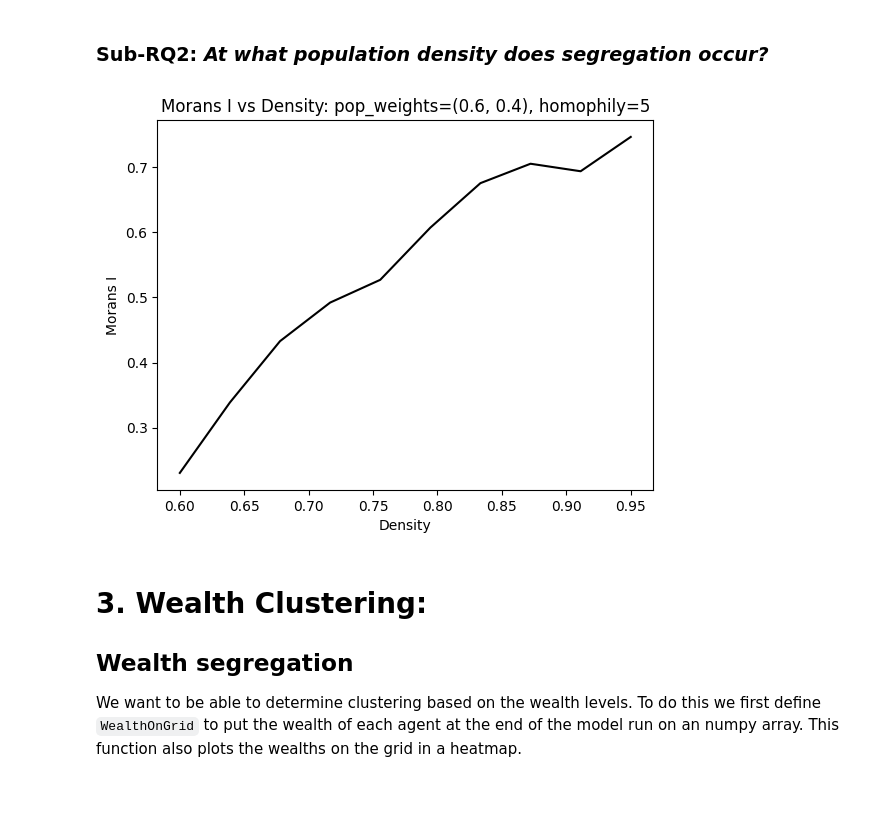
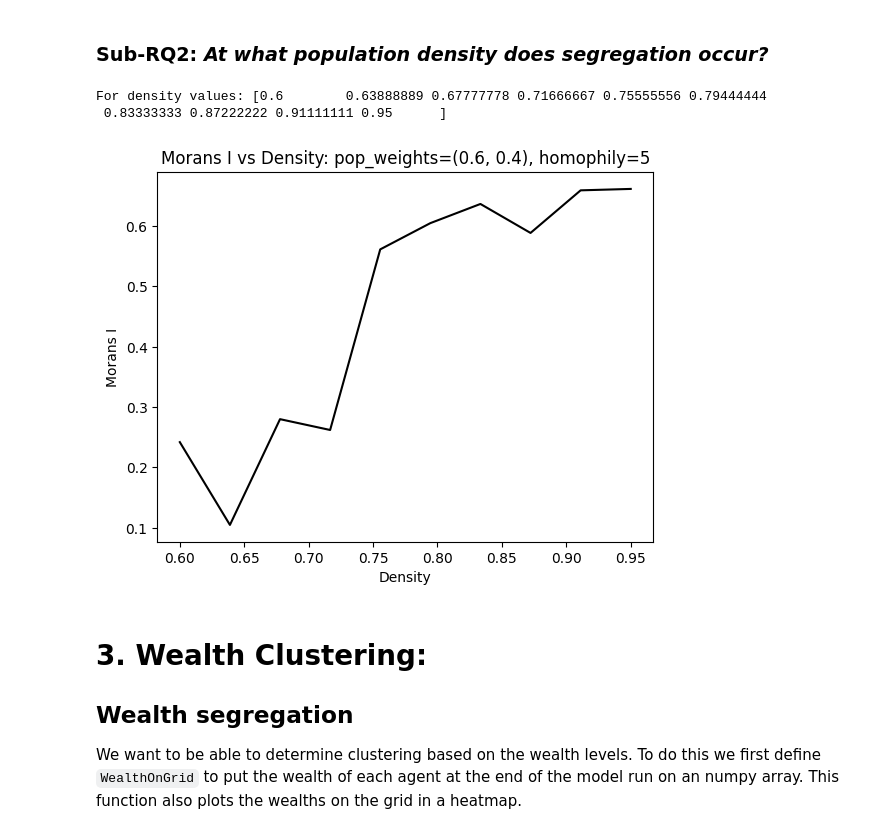
Before and after one commit to aM0NKE/ComplexSystemSimulation, a Jupyter notebook: mesa-schelling/analysis/final_analysisV2.ipynb, the cells around one changed output. Cells and saved outputs as stored; diff of their text form; code cells hidden in the pictures; blank space fills up the shorter version.

Commit message:
fixed stopping criterion

```diff
--- a/mesa-schelling/analysis/final_analysisV2.ipynb
+++ b/mesa-schelling/analysis/final_analysisV2.ipynb
@@ -306,16 +306,19 @@ def MoransI(model):
 # %% [markdown]
 ### Sub-RQ1: *At what **tolerance threshold** does segregation occur?*
 # %%
-# NOTE: THIS CELL ISNT WORKING YET
+# NOTE: THIS CELL ISNT WORKING YET -> Stop condition is not working properly
 homophily_values = np.linspace(0, 8, num=9, dtype=int)
+print(f'For homophily values: {homophily_values}')
+
 segregation_list = []
 for homophily in tqdm(homophily_values):
     model = Schelling(size=20, density=0.95, fixed_areas_pc=0.0, pop_weights=(0.6,0.4), homophily=homophily, cluster_threshold=4, alpha=0.96, stopping_threshold=5, stats=False, server=False)
-    for i in range(1):
+    for i in range(100):
         model.step()
+    segregation_list.append(MoransI(model))
 
 plt.plot(homophily_values, segregation_list, 'k-')
-plt.title('Morans I vs Homophily')
+plt.title('Morans I vs Homophily: pop_weights=(0.6, 0.4), density=0.95')
 plt.xlabel('Homophily')
 plt.ylabel('Morans I')
 plt.show()
@@ -325,21 +329,24 @@ KeyboardInterrupt:
 ### Sub-RQ2: *At what **population density** does segregation occur?*
 # %%
 density_values = np.linspace(0.6, 0.95, num=10)
+print(f'For density values: {density_values}')
+
 segregation_list = []
 for density in tqdm(density_values):
-    model = Schelling(size=50, density=density, fixed_areas_pc=0.0, pop_weights=(0.6,0.4), homophily=5, cluster_threshold=4, alpha=.96, stopping_threshold=5, stats=False, server=False)
+    model = Schelling(size=20, density=density, fixed_areas_pc=0.0, pop_weights=(0.6,0.4), homophily=5, cluster_threshold=4, alpha=.96, stopping_threshold=5, stats=False, server=False)
     for i in range(100):
         model.step()
-    segregation = MoransI(model)
-    segregation_list.append(segregation)
+    segregation_list.append(MoransI(model))
 
 plt.plot(density_values, segregation_list, 'k-')
 plt.title('Morans I vs Density: pop_weights=(0.6, 0.4), homophily=5')
 plt.xlabel('Density')
 plt.ylabel('Morans I')
 plt.show()
 # %% [output]
+For density values: [0.6        0.63888889 0.67777778 0.71666667 0.75555556 0.79444444
+ 0.83333333 0.87222222 0.91111111 0.95      ]
-[figure, old version]
+[figure, new version]
 # %% [markdown]
 # 3. Wealth Clustering:
 ## Wealth segregation
```
Also changed, not shown: parts of 9 cells of this notebook, 1 other file.
